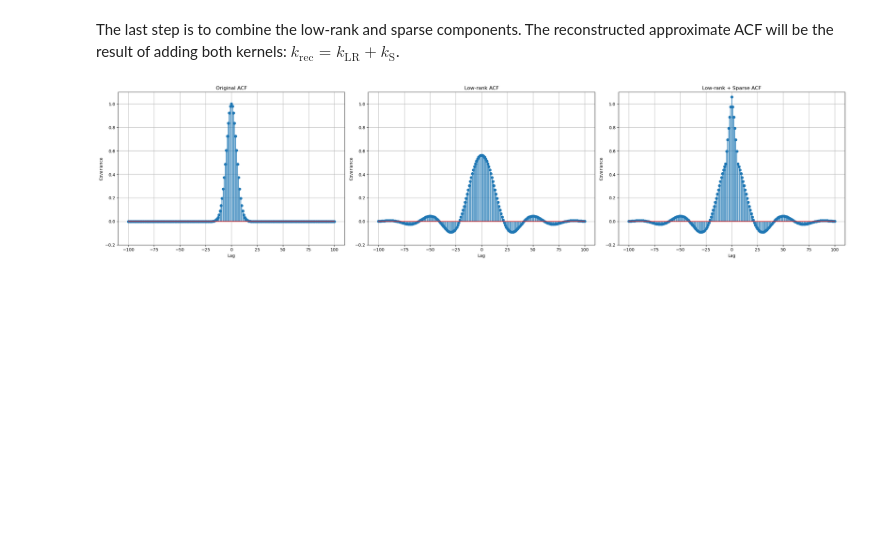
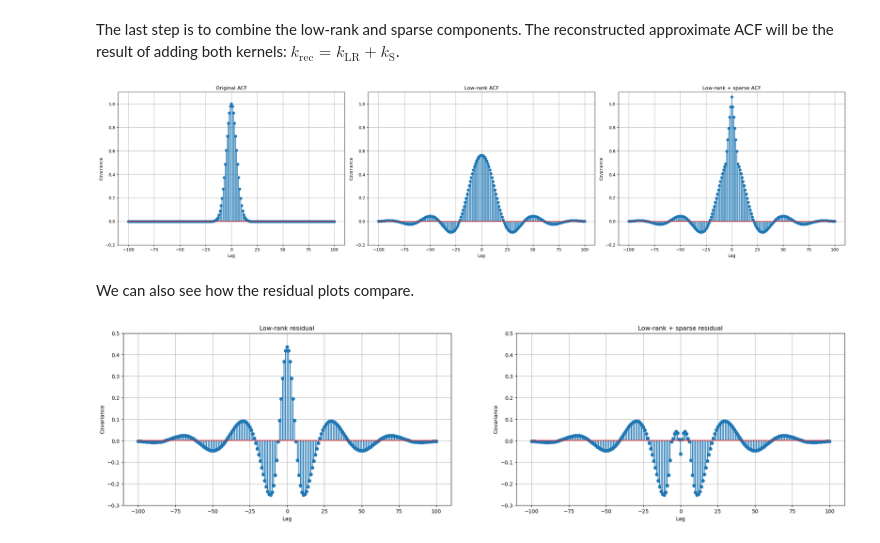
Before and after one commit to rafaelhanashiro/slr, a Jupyter notebook: slr.ipynb, the cells around one changed output. Cells and saved outputs as stored; diff of their text form; code cells hidden in the pictures; blank space fills up the shorter version.

```diff
--- a/slr.ipynb
+++ b/slr.ipynb
@@ -208,3 +208,11 @@ stem_plot(ax[2], lags, k_rec, "Low-rank + Sparse ACF", "Lag", "Covariance", (-0.
 plt.tight_layout()
 # %% [output]
 [figure]
+# %% [markdown]
+We can also see how the residual plots compare.
+# %%
+fig, ax = plt.subplots(1, 2, figsize=(25, 6))
+stem_plot(ax[0], lags, k_res, "Low-rank residual", "Lag", "Covariance", (-0.3, 0.5))
+stem_plot(ax[1], lags, k - k_rec, "Low-rank + sparse residual", "Lag", "Covariance", (-0.3, 0.5))
+# %% [output]
+[figure, added]
```
Also changed, not shown: parts of 3 cells of this notebook.
